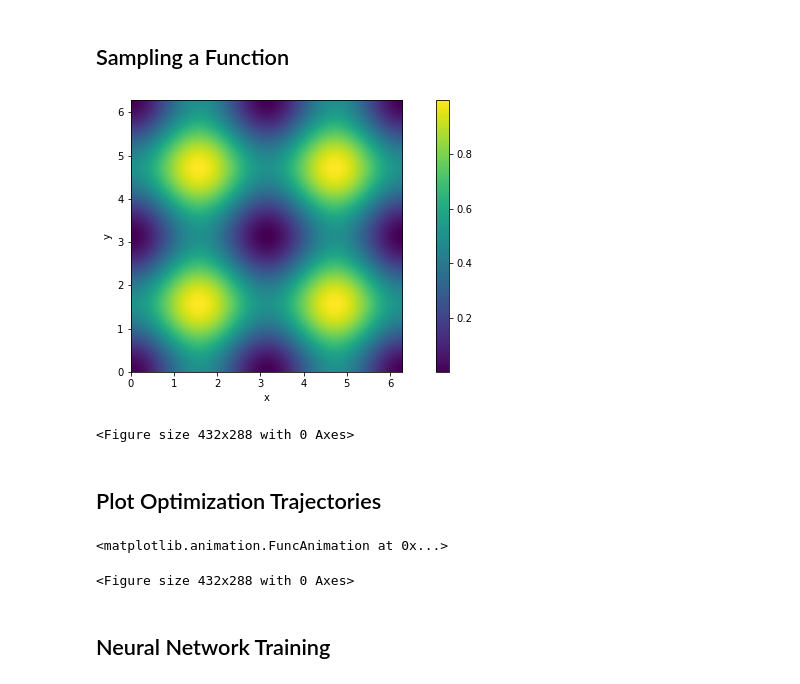
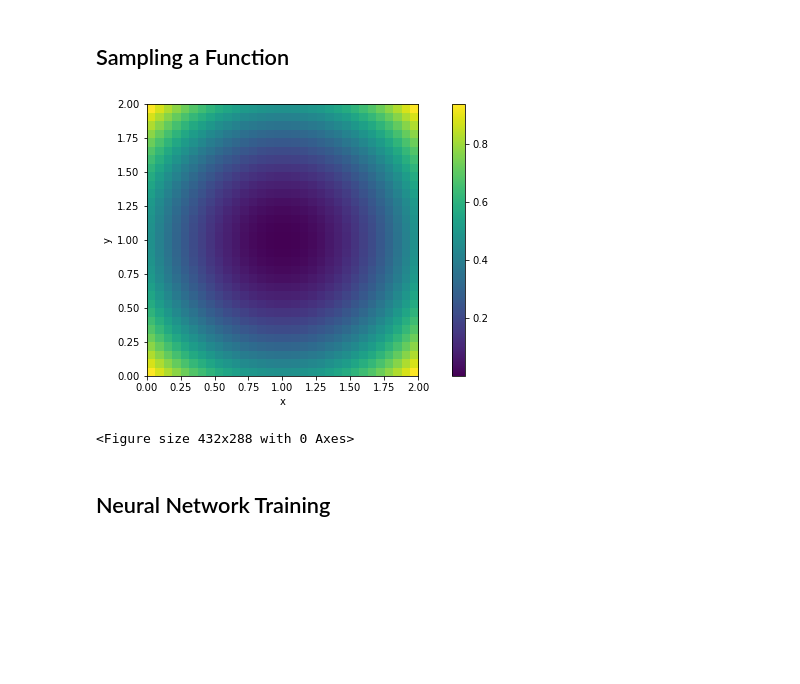
Before and after one commit to tum-pbs/PhiFlow, a Jupyter notebook: docs/Cookbook.ipynb, the cells around one changed output. Drawn from its saved outputs; the diff is of its cells as text; code cells hidden in the pictures; blank space fills up the shorter version.

```diff
--- a/docs/Cookbook.ipynb
+++ b/docs/Cookbook.ipynb
@@ -118,31 +110,13 @@ math.print(matrix.values)
 # %% [markdown]
 ## Sampling a Function
 # %%
-def f(x):
-    return math.l2_loss(math.sin(x))
+def f(x: Tensor):
+    return math.l2_loss(x - (1, 1))
 
-f_grid = CenteredGrid(f, x=100, y=100, bounds=Box(x=2*PI, y=2*PI))
-vis.plot(f_grid)
+vis.plot(CenteredGrid(f, x=32, y=32, bounds=Box(x=2, y=2)))
 # %% [output]
-[figure, old version]
+[figure, new version]
 <Figure size 432x288 with 0 Axes>
-# %% [markdown]
-## Plot Optimization Trajectories
-# %%
-def minimize(x0):
-    with math.SolveTape(record_trajectories=True) as solves:
-        math.minimize(f, Solve('BFGS', 0, 1e-5, x0=x0))
-    return solves[0].x  # shape (trajectory, x, y, vector)
-
-trajectories = CenteredGrid(minimize, x=8, y=8, bounds=Box(x=2*PI, y=2*PI)).values
-segments = []
-for start, end in zip(trajectories.trajectory[:-1].trajectory, trajectories.trajectory[1:].trajectory):
-    segments.append(PointCloud(start, end - start, bounds=Box(x=2*PI, y=2*PI)))
-anim_segments = field.stack(segments, batch('time')).with_color('#FFFFFF')
-vis.plot(vis.overlay(f_grid, *segments, anim_segments), animate='time', frame_time=500)
-# %% [output]
-<matplotlib.animation.FuncAnimation at 0x...>
-<Figure size 432x288 with 0 Axes>
 # %% [markdown]
 ## Neural Network Training
 # %%
```
Also changed, not shown: parts of 14 cells of this notebook.
